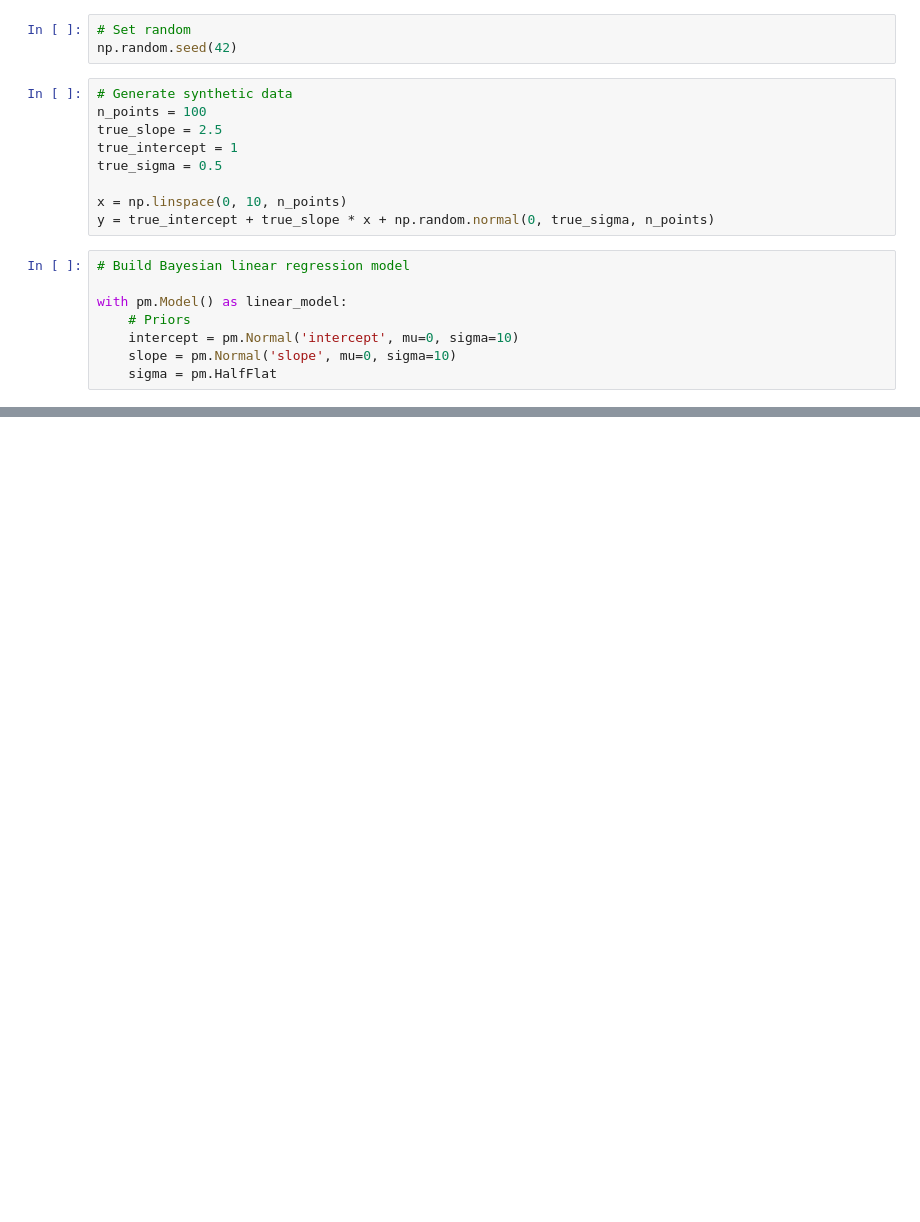
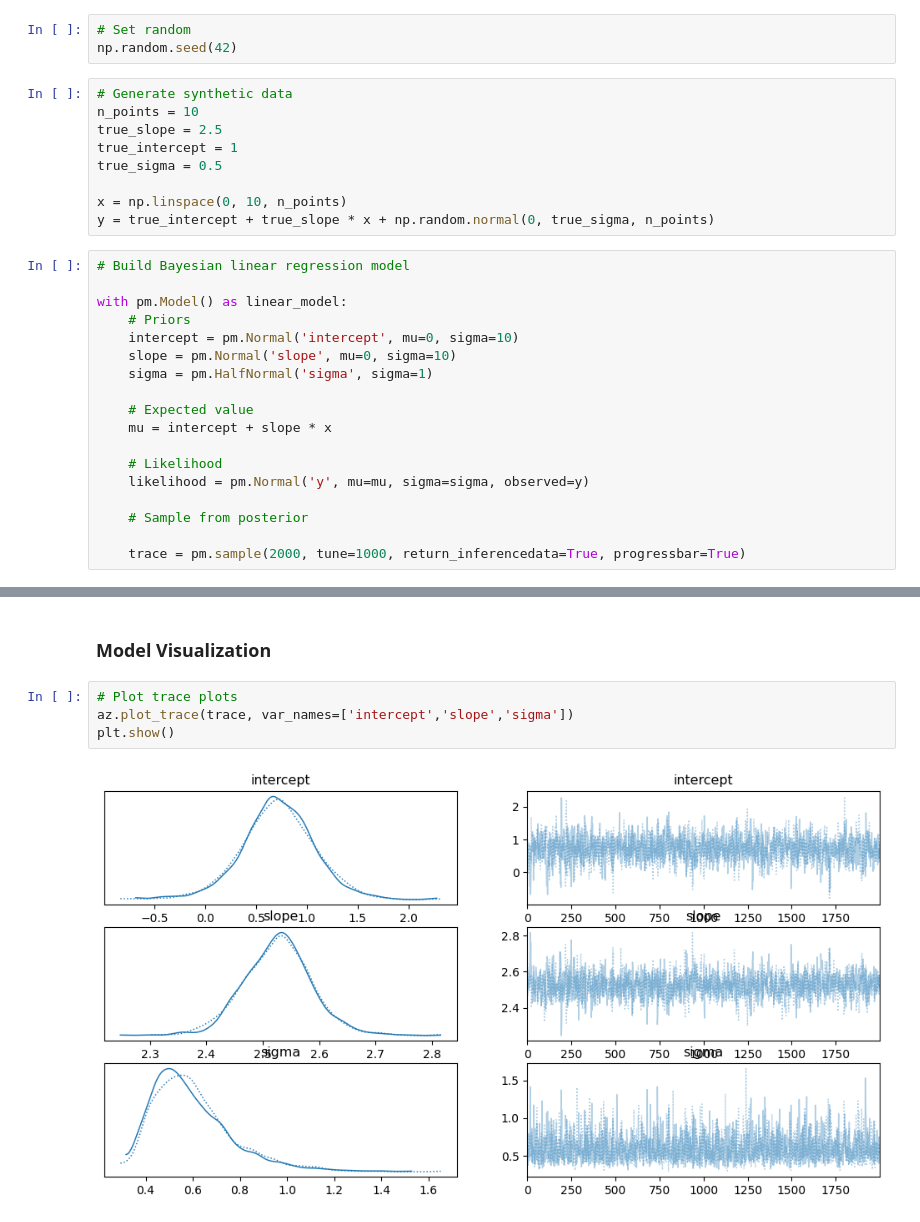
Before and after one commit to andrequant/Bayesian-Inference-With-PyMC, a Jupyter notebook: lesson-1-pymc-fundamentals.ipynb, the cells around one changed output, grey strips where cells are left out. Saved outputs shown, nothing was run; the diff lists cells and outputs as text; blank space fills up the shorter version.

```diff
--- a/lesson-1-pymc-fundamentals.ipynb
+++ b/lesson-1-pymc-fundamentals.ipynb
@@ -39,7 +32,7 @@ Sampling 4 chains for 1_000 tune and 1_000 draw iterations (4_000 + 4_000 draws
 np.random.seed(42)
 # %%
 # Generate synthetic data
-n_points = 100
+n_points = 10
 true_slope = 2.5
 true_intercept = 1
 true_sigma = 0.5
@@ -53,4 +46,14 @@ with pm.Model() as linear_model:
     # Priors
     intercept = pm.Normal('intercept', mu=0, sigma=10)
     slope = pm.Normal('slope', mu=0, sigma=10)
-    sigma = pm.HalfFlat
+    sigma = pm.HalfNormal('sigma', sigma=1)
+
+    # Expected value
+    mu = intercept + slope * x
+
+    # Likelihood
+    likelihood = pm.Normal('y', mu=mu, sigma=sigma, observed=y)
+
+    # Sample from posterior
+
+    trace = pm.sample(2000, tune=1000, return_inferencedata=True, progressbar=True)
@@ -56,0 +76,8 @@ with pm.Model() as linear_model:
+# %% [markdown]
+### Model Visualization
+# %%
+# Plot trace plots
+az.plot_trace(trace, var_names=['intercept','slope','sigma'])
+plt.show()
+# %% [output]
+[figure, added]
```
Also changed, not shown: parts of 6 cells of this notebook.
